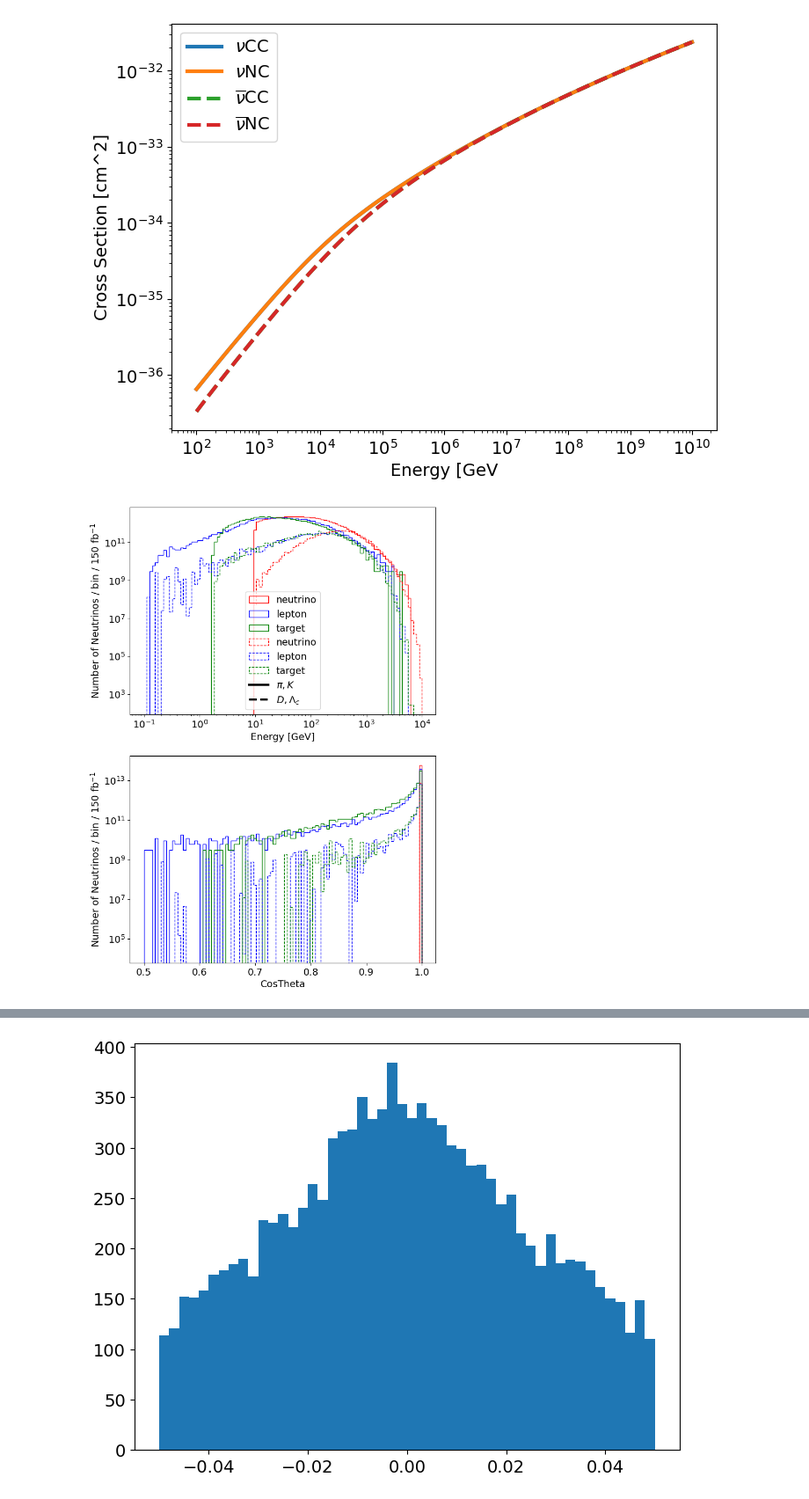
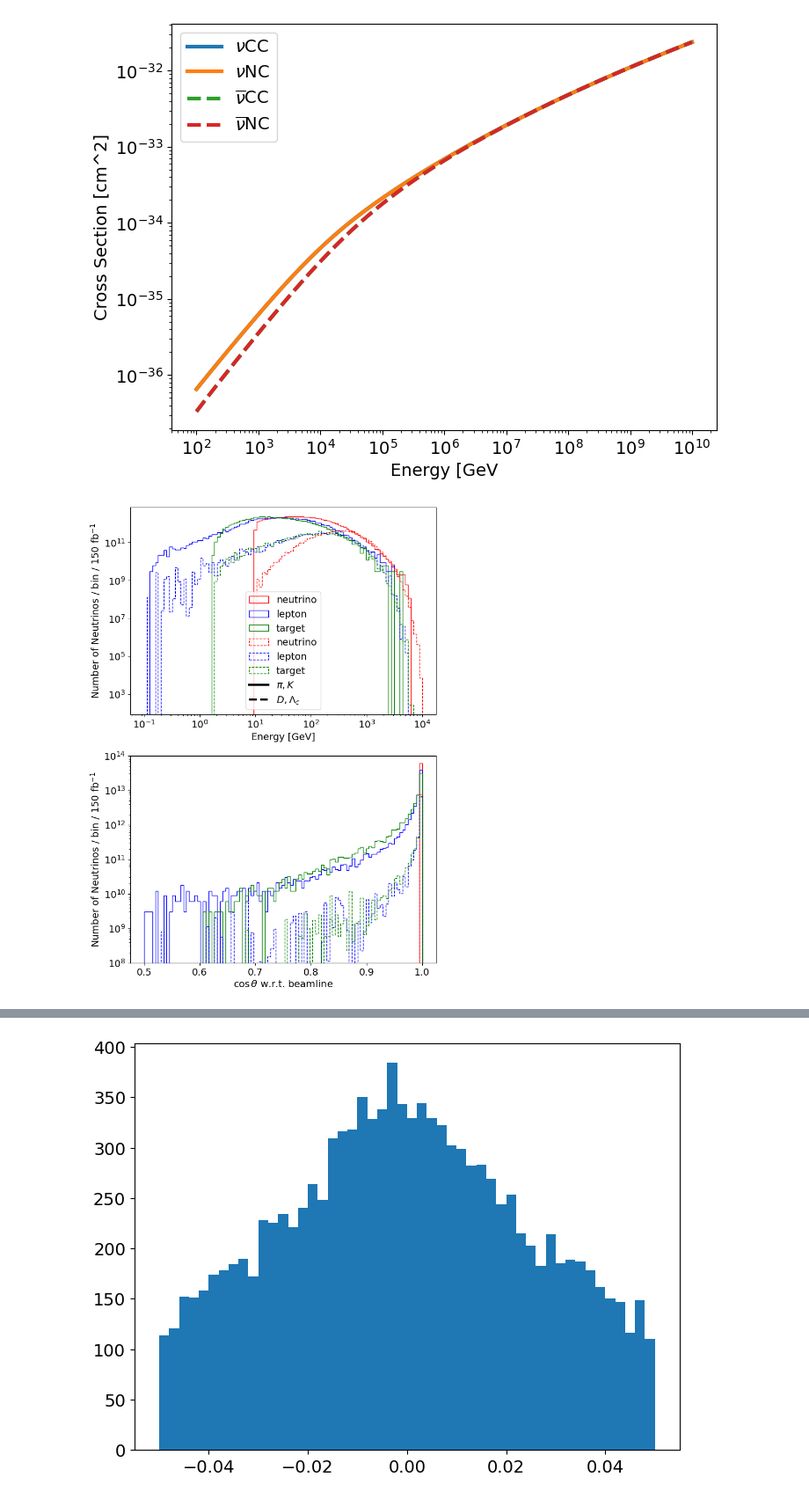
Before and after one commit to nickkamp1/Lake_Geneva_Neutrinos, a Jupyter notebook: MuonSimulation.ipynb, the cells around one changed output, grey strips where cells are left out. Shown at 88% size. Saved outputs shown, nothing was run; the diff lists cells and outputs as text; code cells hidden in the pictures.

```diff
--- a/MuonSimulation.ipynb
+++ b/MuonSimulation.ipynb
@@ -68,35 +65,36 @@ for i,simulation in enumerate([light_simulation,charm_simulation]):
 
     ax[0].hist(simulation.data['E'],color='r',label='neutrino',**kwargs)
     wnorm = sum(kwargs['weights'])/sum(simulation.data.query('E_lep>0')['wgt']*150*1000)
     kwargs['weights']*=wnorm
     ax[0].hist(simulation.data['E_lep'],color='b',label='lepton',**kwargs)
     ax[0].hist(simulation.data['E_had'],color='g',label='target',**kwargs)
 
     kwargs = {'bins':np.linspace(0.5,1,100),
               'histtype':'step',
               'ls':ls_arr[i],
               'weights':simulation.data['wgt']*150*1000}
 
     ax[1].hist(simulation.data['uz'],color='r',**kwargs)
     wnorm = sum(kwargs['weights'])/sum(simulation.data.query('E_lep>0')['wgt']*150*1000)
     kwargs['weights']*=wnorm
     ax[1].hist(simulation.data['uz_lep'],color='b',**kwargs)
     ax[1].hist(simulation.data['uz_had'],color='g',**kwargs)
 
 ax[0].plot([],[],color='black',label=r'$\pi,K$')
 ax[0].plot([],[],color='black',ls='--',label=r'$D,\Lambda_c$')
 ax[0].set_xlabel('Energy [GeV]')
 ax[0].set_ylabel(r'Number of Neutrinos / bin / 150 fb$^{-1}$')
 ax[0].loglog()
 ax[0].legend()
 
-ax[1].set_xlabel('CosTheta')
+ax[1].set_xlabel(r'$\cos\theta$ w.r.t. beamline')
 ax[1].set_ylabel(r'Number of Neutrinos / bin / 150 fb$^{-1}$')
+ax[1].set_ylim(1e8,1e14)
 ax[1].semilogy()
 
 plt.show()
 # %% [output]
-[figure, old version]
+[figure, new version]
 # %%
 for simulation,tag in zip([light_simulation,charm_simulation],
                           ['light','charm']):
```
Also changed, not shown: parts of 5 cells of this notebook, 2 other files.
